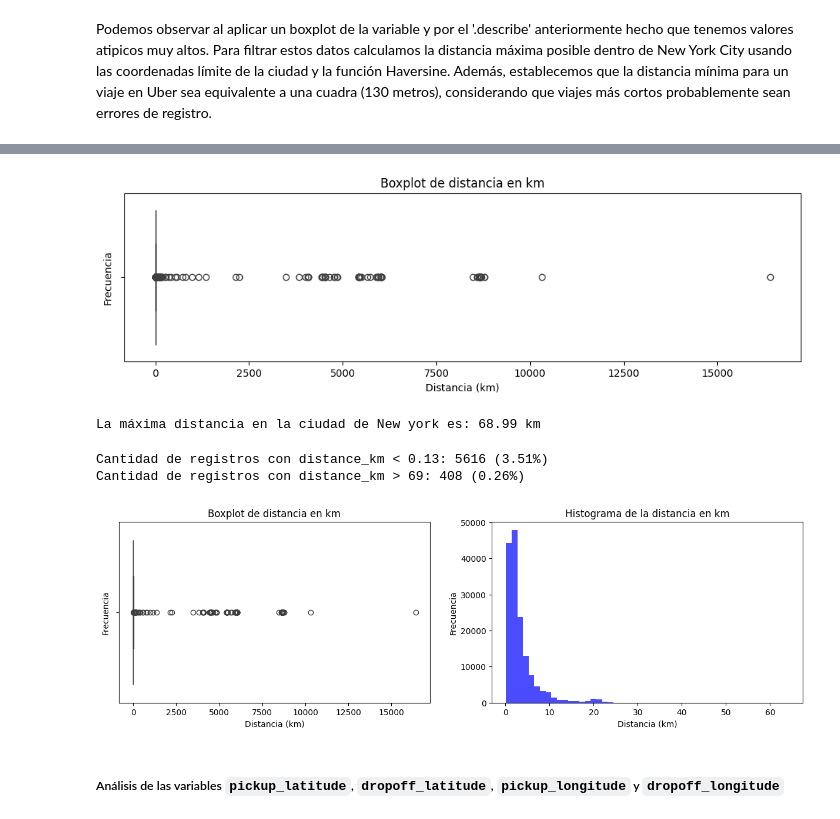
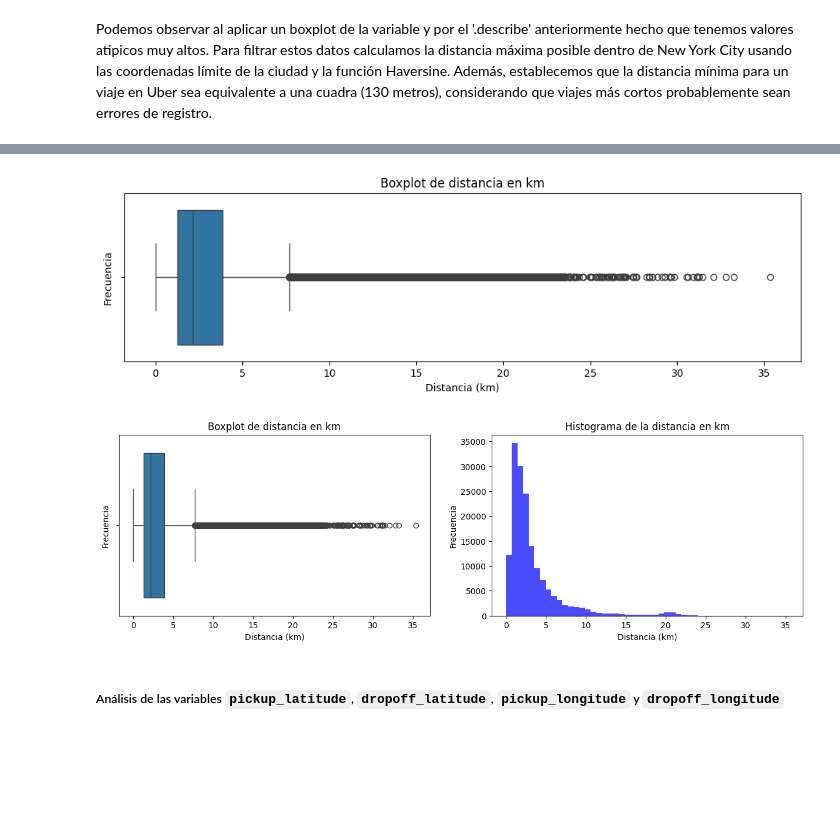
Before and after one commit to CaterinaMartinezD/AA1-TUIA-2025C1-Casado-MartinezDufour, a Jupyter notebook: TP-Regresion-AA1-2025C1.ipynb, the cells around one changed output, grey strips where cells are left out. Cells and saved outputs as stored; diff of their text form; code cells hidden in the pictures; blank space fills up the shorter version.

```diff
--- a/TP-Regresion-AA1-2025C1.ipynb
+++ b/TP-Regresion-AA1-2025C1.ipynb
@@ -235,10 +227,10 @@ plt.show()
 # %% [markdown]
 Para solucionar este problema y no eliminar dichos registros, se decidió imputar los valores inválidos con la **mediana de la distribución**. La mediana es la medida de tendencia central y es robusta frente a valores atípicos y representa de forma adecuada la cantidad más común de pasajeros en los viajes (generalmente 1). Finalmente, la columna fue convertida a valores enteros para mantener consistencia en la variable.
 # %%
-df.loc[df['passenger_count'] > 6, 'passenger_count'] = pd.NA
-imputer = SimpleImputer(strategy='median')
-df['passenger_count'] = imputer.fit_transform(df[['passenger_count']])
-df['passenger_count'] = df['passenger_count'].astype(int)
+#df.loc[df['passenger_count'] > 6, 'passenger_count'] = pd.NA
+#imputer = SimpleImputer(strategy='median')
+#df['passenger_count'] = imputer.fit_transform(df[['passenger_count']])
+#df['passenger_count'] = df['passenger_count'].astype(int)
 # %% [markdown]
 Como esta variable es cualitativa ordinal. Primero, convertiremos los valores numéricos a etiquetas de texto según la cantidad de pasajeros. Luego, aplicaremos OneHotEncoder de la librería scikit-learn para binarizar estas categorías.
 # %%
@@ -250,7 +242,7 @@ def passenger(count):
     elif 5 <= count < 7:
         return 'XL'
 
-df['passenger_count'] = df['passenger_count'].apply(passenger)
+df['passenger_size'] = df['passenger_count'].apply(passenger)
 # %%
 encoder = OneHotEncoder(sparse_output=False)
 passenger_encoder = encoder.fit_transform(df[["passenger_count"]])
@@ -366,0 +428,4 @@ Podemos observar al aplicar un boxplot de la variable y por el '.describe' anter
+# %%
+# calcular distancia
+train_df["distance_km"] = train_df[train_df['imputar_median']!=True].apply(lambda row: haversine(row["pickup_longitude"], row["pickup_latitude"], row["dropoff_longitude"], row["dropoff_latitude"]), axis=1)
+train_df.head()
@@ -366,0 +458,8 @@ Podemos observar al aplicar un boxplot de la variable y por el '.describe' anter
+# %%
+# imputar con la mediana las coordenadas faltantes
+columnas = ['distance_km']
+mediana_distancia_km = train_df[train_df['imputar_median'] != True]['distance_km'].median()
+train_df.loc[train_df['imputar_median'] == True, 'distance_km'] = mediana_distancia_km
+train_df[train_df['imputar_median'] == True].head()
+
+test_df.loc[test_df['imputar_median'] == True, 'distance_km'] = mediana_distancia_km
@@ -367,37 +483,10 @@ Podemos observar al aplicar un boxplot de la variable y por el '.describe' anter
 # %%
 plt.figure(figsize=(12,3))
-sns.boxplot(x = df['distance_km'])
+sns.boxplot(x = train_df['distance_km'])
 plt.title('Boxplot de distancia en km')
 plt.xlabel('Distancia (km)')
 plt.ylabel('Frecuencia')
 
 plt.show()
 # %% [output]
-[figure, old version]
+[figure, new version]
-# %%
-# Esquina inferior izquierda (lon, lat)
-lon1, lat1 = -74.27, 40.49
-# Esquina superior derecha (lon, lat)
-lon2, lat2 = -73.68, 40.92
-
-max_dist = haversine(lon1, lat1, lon2, lat2)
-print(f"La máxima distancia en la ciudad de New york es: {max_dist:.2f} km")
-# %% [output]
-La máxima distancia en la ciudad de New york es: 68.99 km
-# %%
-initial_count = train_df.shape[0]
-
-# Outliers por distancia (< 0.13 km) dist. menor a una cuadra
-distance_outliers = train_df[train_df['distance_km'] < 0.13]
-num_distance_outliers = distance_outliers.shape[0]
-percent_distance_outliers = round(num_distance_outliers / initial_count * 100, 2)
-print(f"Cantidad de registros con distance_km < 0.13: {num_distance_outliers} ({percent_distance_outliers}%)")
-
-# Outliers por distancia (> 69) dist. max. en NYC
-high_fares = train_df[train_df['distance_km'] > 69]
-count_high = len(high_fares)
-percentage_high = round((count_high / initial_count) * 100, 2)
-print(f"Cantidad de registros con distance_km > 69: {count_high} ({percentage_high}%)")
-# %% [output]
-Cantidad de registros con distance_km < 0.13: 5616 (3.51%)
-Cantidad de registros con distance_km > 69: 408 (0.26%)
@@ -412,7 +494,7 @@ test_df = test_df[test_df['distance_km'] > 0.13]
 plt.figure(figsize=(15,4))
 
 plt.subplot(1, 2, 1)
-sns.boxplot(x = df['distance_km'])
+sns.boxplot(x = train_df['distance_km'])
 plt.title('Boxplot de distancia en km')
 plt.xlabel('Distancia (km)')
 plt.ylabel('Frecuencia')
@@ -425,7 +507,7 @@ plt.ylabel('Frecuencia')
 
 plt.show()
 # %% [output]
-[figure, old version]
+[figure, new version]
 # %% [markdown]
 ##### Análisis de las variables `pickup_latitude`, `dropoff_latitude`, `pickup_longitude` y `dropoff_longitude`
 # %% [markdown]
```
Also changed, not shown: parts of 43 cells of this notebook.
